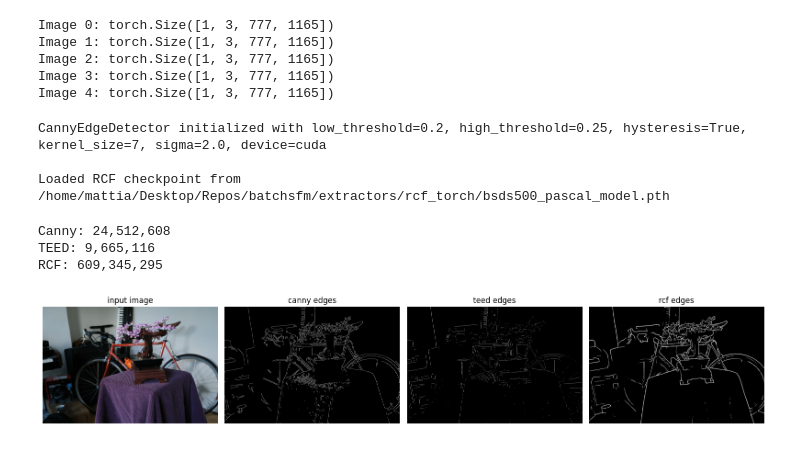
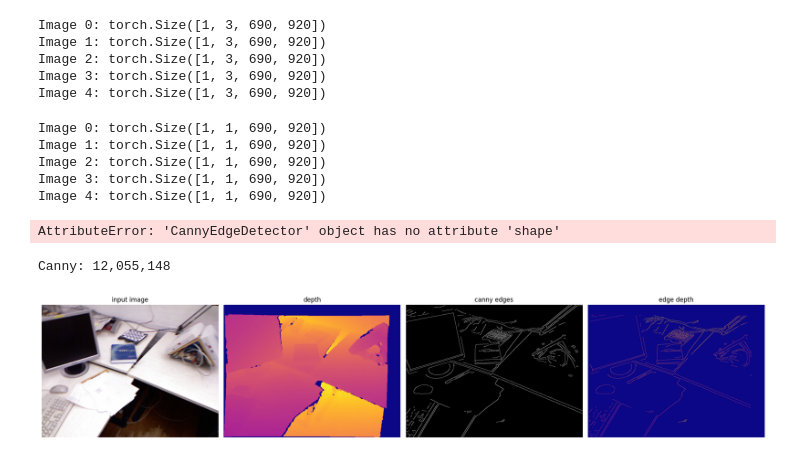
Before and after one commit to mattiadurso/EPO, a Jupyter notebook: visual_edges.ipynb, the cells around one changed output. Saved outputs shown, nothing was run; the diff lists cells and outputs as text; code cells hidden in the pictures.

```diff
--- a/visual_edges.ipynb
+++ b/visual_edges.ipynb
@@ -12,5 +16,5 @@ from mylib.plot import plot_imgs
 # %%
-images_path = sorted(glob.glob(f"/home/mattia/Desktop/datasets/mipnerf360/bonsai/images/*"))[:5]
+images_path = sorted(glob.glob(f"/media/leonardo/Leo_HD/data/TUM_RGBD_EPO/fr1_desk/rgb_syn/*"))[:5]
 
 # load images
 images = [PIL.Image.open(img_path) for img_path in images_path]
@@ -25,53 +29,79 @@ images_th = [resize_transform(img_th) for img_th in images_th]
 for i, img_th in enumerate(images_th):
     print(f"Image {i}: {img_th.shape}")  # (1, 3, H, W)
 # %% [output]
-Image 0: torch.Size([1, 3, 777, 1165])
-Image 1: torch.Size([1, 3, 777, 1165])
-Image 2: torch.Size([1, 3, 777, 1165])
-Image 3: torch.Size([1, 3, 777, 1165])
-Image 4: torch.Size([1, 3, 777, 1165])
+Image 0: torch.Size([1, 3, 690, 920])
+Image 1: torch.Size([1, 3, 690, 920])
+Image 2: torch.Size([1, 3, 690, 920])
+Image 3: torch.Size([1, 3, 690, 920])
+Image 4: torch.Size([1, 3, 690, 920])
+# %%
+depth_paths = sorted(glob.glob(f"/media/leonardo/Leo_HD/data/TUM_RGBD_EPO/fr1_desk/depth_syn/*"))[:5]
+
+# load images
+depths = [PIL.Image.open(depth_path) for depth_path in depth_paths]
+depth_nan = [np.where(dpth == 0, np.nan, dpth) for dpth in depths]
+depth_norm =  [dpth_nan/5000 for dpth_nan in depth_nan]
+depth_th = [transforms.ToTensor()(depth).unsqueeze(0) for depth in depth_norm]
+
+# # resize to 518 long edge
+min_size = int(depth_th[0].shape[3] / (depth_th[0].shape[2]/518))
+resize_transform = transforms.Resize(min_size)
+depth_th = [resize_transform(dpth_th) for dpth_th in depth_th]
+
+# print sizes
+for i, dpth_th in enumerate(depth_th):
+    print(f"Image {i}: {dpth_th.shape}")  # (1, 3, H, W)
+# %% [output]
+Image 0: torch.Size([1, 1, 690, 920])
+Image 1: torch.Size([1, 1, 690, 920])
+Image 2: torch.Size([1, 1, 690, 920])
+Image 3: torch.Size([1, 1, 690, 920])
+Image 4: torch.Size([1, 1, 690, 920])
 # %%
 from extractors.canny import CannyEdgeDetector
 canny_extractor = CannyEdgeDetector()
 
-from extractors.TEED.teed_wrapper import TeedWrapper
-teed_extractor = TeedWrapper(device="cuda")
+#from extractors.TEED.teed_wrapper import TeedWrapper
+#teed_extractor = TeedWrapper(device="cuda")
 
 # from extractors.DiffusionEdge.diffusion_edge_wrapper import DiffusionEdgeDetector
 # diffedge = DiffusionEdgeDetector(device="cuda")
 
-from extractors.rcf_torch.rfc_wrapper import RCFWrapper
-rcf_extractor = RCFWrapper(device="cuda")
+#from extractors.rcf_torch.rfc_wrapper import RCFWrapper
+#rcf_extractor = RCFWrapper(device="cuda")
 # %% [output]
-CannyEdgeDetector initialized with low_threshold=0.2, high_threshold=0.25, hysteresis=True, kernel_size=7, sigma=2.0, device=cuda
-
-Loaded RCF checkpoint from /home/mattia/Desktop/Repos/batchsfm/extractors/rcf_torch/bsds500_pascal_model.pth
+AttributeError: 'CannyEdgeDetector' object has no attribute 'shape'
 # %%
-k = 0
+k = 4
 img_canny = canny_extractor(images_th[k]).squeeze().cpu()
-img_teed = teed_extractor(images_th[k], low_threshold=0.95, high_threshold=1.0).squeeze().cpu()
+#img_teed = teed_extractor(images_th[k], low_threshold=0.95, high_threshold=1.0).squeeze().cpu()
 # img_diffedge = diffedge(images_th[k], low_threshold=0.01, high_threshold=0.05).squeeze().cpu()
-img_rcf = rcf_extractor(images[k], th=0.6667).squeeze().cpu()
+#img_rcf = rcf_extractor(images[k], th=0.6667).squeeze().cpu()
 
 # print non vers values
 print(f"Canny: {torch.nonzero(img_canny).sum().item():,}")
-print(f"TEED: {torch.nonzero(img_teed).sum().item():,}")
+#print(f"TEED: {torch.nonzero(img_teed).sum().item():,}")
 # print(f"DiffusionEdge: {torch.nonzero(img_diffedge).sum().item():,}")
-print(f"RCF: {torch.nonzero(img_rcf).sum().item():,}")
+#print(f"RCF: {torch.nonzero(img_rcf).sum().item():,}")
 # %% [output]
-Canny: 24,512,608
-TEED: 9,665,116
-RCF: 609,345,295
+Canny: 12,055,148
+# %%
+edge_mask = (depth_th[k] !=np.nan) & (img_canny > 0) & (depth_th[k] > 0)
+
+masked_depth = depth_th[k] * edge_mask
 # %%
 plot_imgs([
     images_th[k].squeeze().permute(1, 2, 0).cpu().numpy(),
+    depth_th[k].squeeze().cpu().numpy(),
     img_canny,
-    img_teed,
+    masked_depth.squeeze(),
+    #img_teed,
     # img_diffedge
-    img_rcf
+    #img_rcf
     ],
-    titles=["input image", "canny edges", "teed edges", "rcf edges"], cmap=[None, "gray", "gray", "gray"],
-    figsize=(16, 12)
+    titles=["input image", "depth", "canny edges", "edge depth"],# "teed edges", "rcf edges"],
+            cmap=[None, "plasma", "gray", "plasma"], #"gray", "gray"],
+    figsize=(20, 12)
 )
 # %% [output]
-[figure, old version]
+[figure, new version]
```
Also changed, not shown: parts of 6 cells of this notebook, 30 other files.
